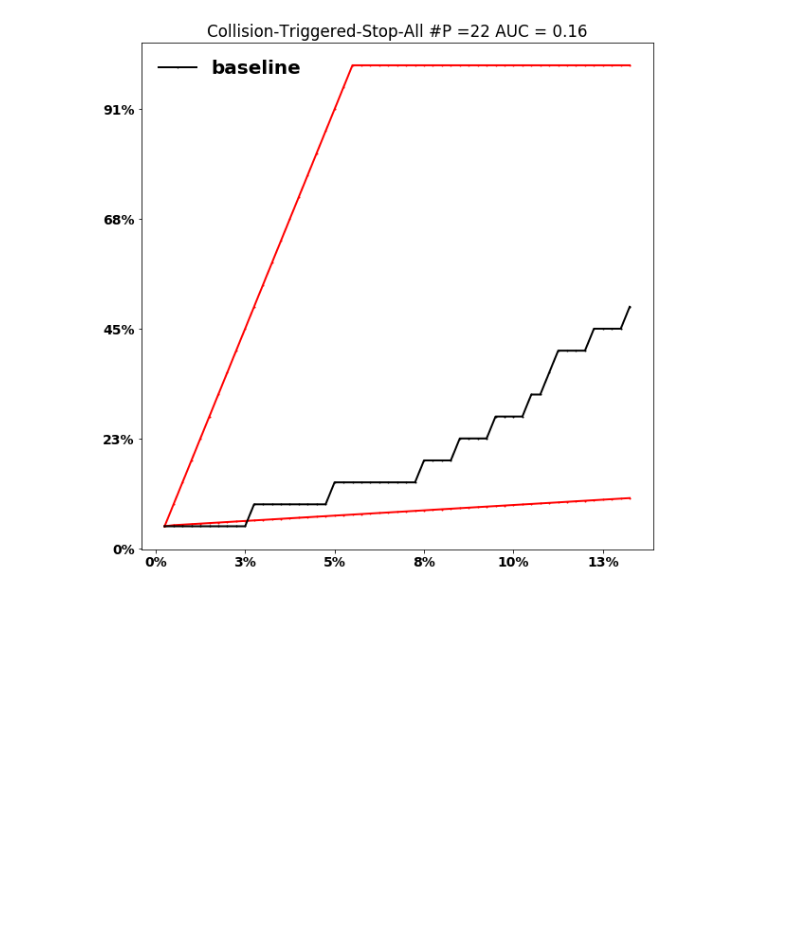
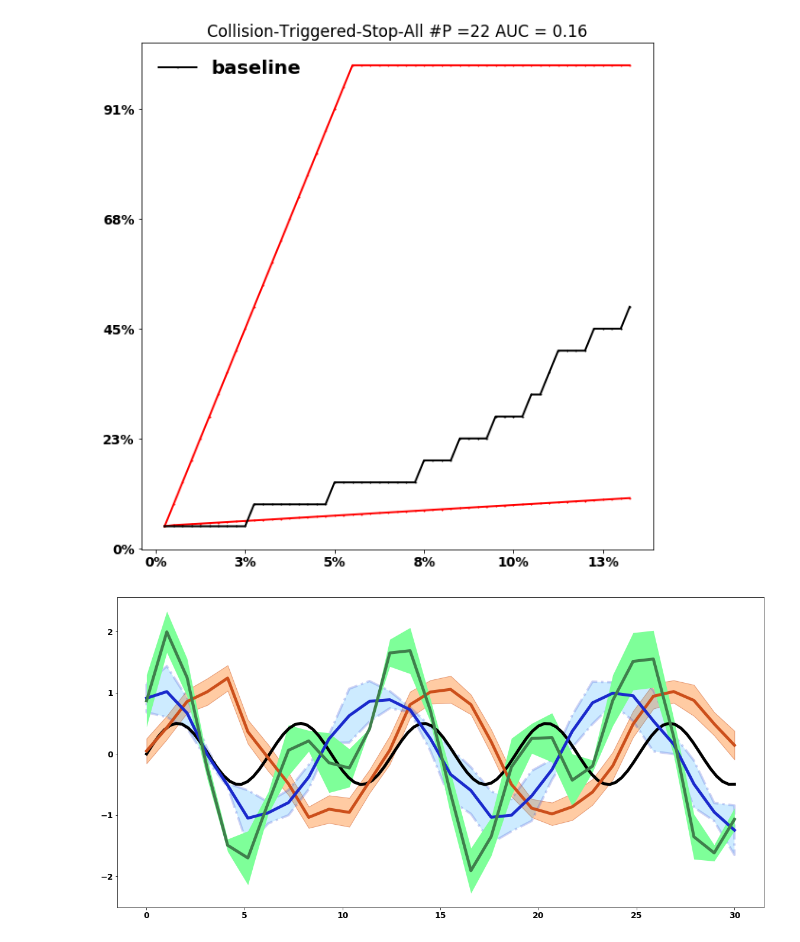
Before and after one commit to emmableu/CuratingExamples, a Jupyter notebook: present0320.ipynb, the cells around one changed output. Drawn from its saved outputs; the diff is of its cells as text; code cells hidden in the pictures; blank space fills up the shorter version.

```diff
--- a/present0320.ipynb
+++ b/present0320.ipynb
@@ -45,3 +45,47 @@ y:  [1, 1, 1, 1, 1, 1, 1, 1, 1, 1, 2, 2, 2, 2, 2, 2, 2, 2, 2, 3, 3, 3, 3, 3, 3,
 x:  [1, 2, 3, 4, 5, 6, 7, 8, 9, 10, 11, 12, 13, 14, 15, 16, 17, 18, 19, 20, 21, 22, 23, 24, 25, 26, 27, 28, 29, 30, 31, 32, 33, 34, 35, 36, 37, 38, 39, 40, 41, 42, 43, 44, 45, 46, 47, 48, 49, 50, 51,  ...
 y:  [1, 1, 1, 1, 1, 1, 1, 1, 1, 1, 2, 2, 2, 2, 2, 2, 2, 2, 2, 3, 3, 3, 3, 3, 3, 3, 3, 3, 3, 4, 4, 4, 4, 5, 5, 5, 5, 6, 6, 6, 6, 7, 7, 8, 9, 9, 9, 9, 10, 10, 10, 10, 11]
 [figure]
+# %%
+from matplotlib import pyplot as pl
+import numpy as np
+
+pl.clf()
+# pl.hold(1)
+
+x = np.linspace(0, 30, 100)
+y = np.sin(x) * 0.5
+pl.plot(x, y, '-k')
+
+
+x = np.linspace(0, 30, 30)
+y = np.sin(x/6*np.pi)
+error = np.random.normal(0.1, 0.02, size=y.shape) +.1
+y += np.random.normal(0, 0.1, size=y.shape)
+
+pl.plot(x, y, 'k', color='#CC4F1B')
+pl.fill_between(x, y-error, y+error,
+    alpha=0.5, edgecolor='#CC4F1B', facecolor='#FF9848')
+
+y = np.cos(x/6*np.pi)
+error = np.random.rand(len(y)) * 0.5
+y += np.random.normal(0, 0.1, size=y.shape)
+pl.plot(x, y, 'k', color='#1B2ACC')
+pl.fill_between(x, y-error, y+error,
+    alpha=0.2, edgecolor='#1B2ACC', facecolor='#089FFF',
+    linewidth=4, linestyle='dashdot', antialiased=True)
+
+
+
+y = np.cos(x/6*np.pi)  + np.sin(x/3*np.pi)
+error = np.random.rand(len(y)) * 0.5
+y += np.random.normal(0, 0.1, size=y.shape)
+pl.plot(x, y, 'k', color='#3F7F4C')
+pl.fill_between(x, y-error, y+error,
+    alpha=1, edgecolor='#3F7F4C', facecolor='#7EFF99',
+    linewidth=0)
+
+
+
+pl.show()
+# %% [output]
+[figure, added]
```
Also changed, not shown: 6 other files.
